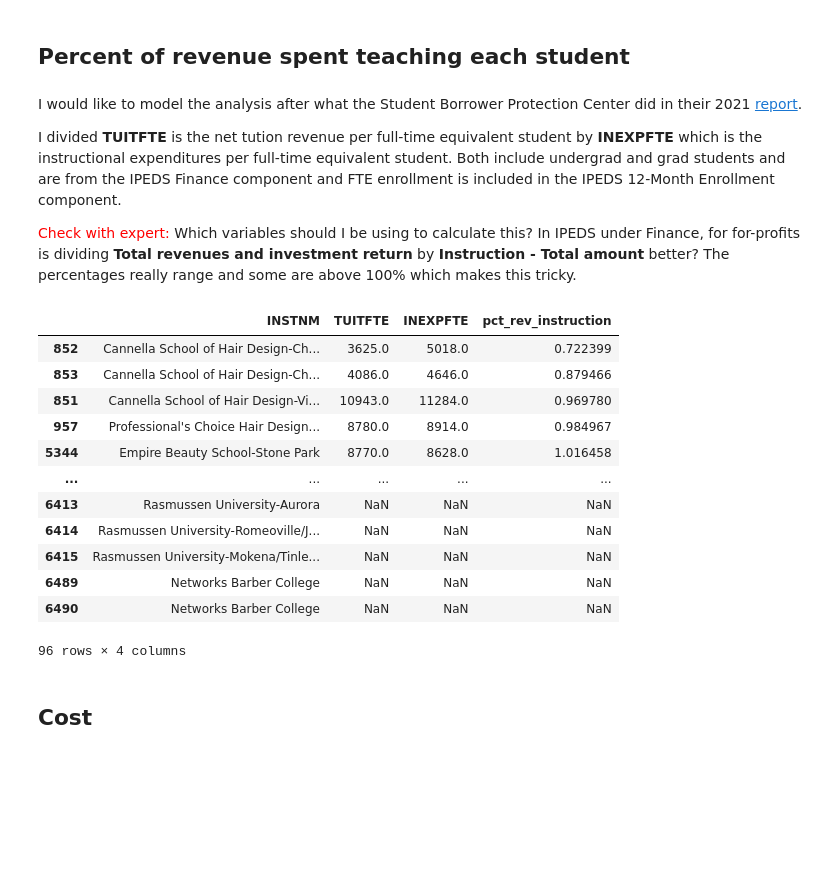
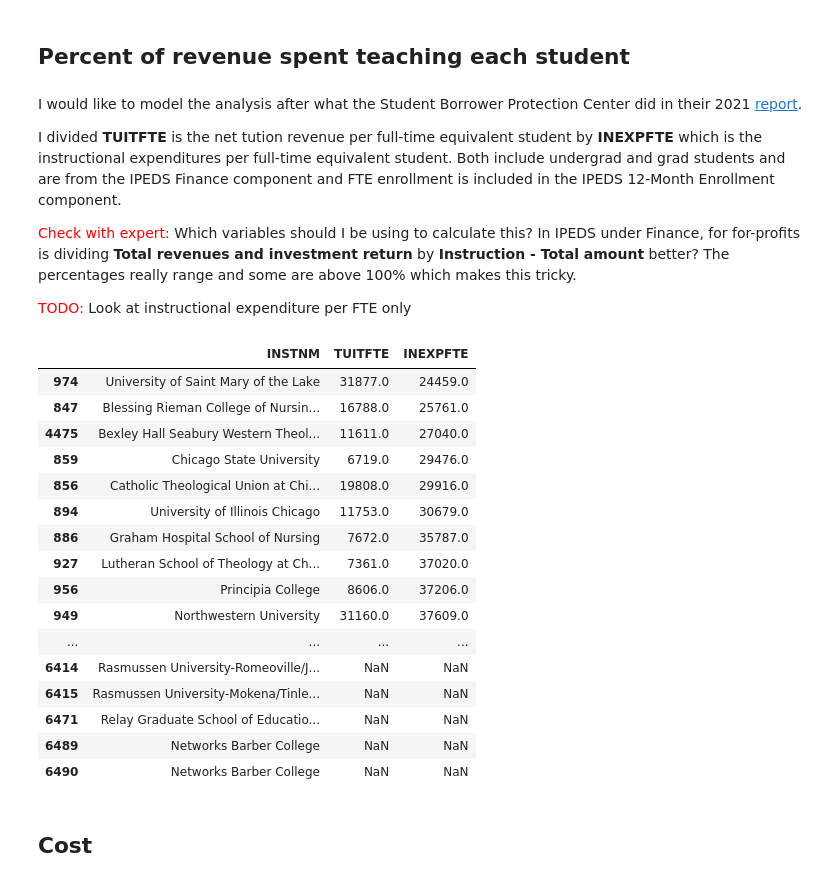
Before and after one commit to amyq96/stories, a Jupyter notebook: for-profit/scorecard-analysis.ipynb, the cells around one changed output. Drawn from its saved outputs; the diff is of its cells as text; code cells hidden in the pictures; blank space fills up the shorter version.

```diff
--- a/for-profit/scorecard-analysis.ipynb
+++ b/for-profit/scorecard-analysis.ipynb
@@ -52,3 +54,5 @@ I would like to model the analysis after what the Student Borrower Protection Ce
 I divided <b>TUITFTE</b> is the net tution revenue per full-time equivalent student by <b>INEXPFTE</b> which is the instructional expenditures per full-time equivalent student. Both include undergrad and grad students and are from the IPEDS Finance component and FTE enrollment is included in the IPEDS 12-Month Enrollment component. <br>
 
 <font color='red'>Check with expert:</font> Which variables should I be using to calculate this? In IPEDS under Finance, for for-profits is dividing <b>Total revenues and investment return</b> by <b> Instruction - Total amount</b> better? The percentages really range and some are above 100% which makes this tricky.
+
+<font color='red'>TODO:</font> Look at instructional expenditure per FTE only
@@ -55,21 +61,25 @@ I divided <b>TUITFTE</b> is the net tution revenue per full-time equivalent stud
 # %%
 ilfp['pct_rev_instruction'] = ilfp['TUITFTE']/ilfp['INEXPFTE']
 # %%
-ilfp[['INSTNM', 'TUITFTE','INEXPFTE', 'pct_rev_instruction']].sort_values('pct_rev_instruction')
+il[['INSTNM', 'TUITFTE','INEXPFTE']].sort_values('INEXPFTE').tail(30)
 # %% [output]
-|  | INSTNM | TUITFTE | INEXPFTE | pct_rev_instruction |
-| 852 | Cannella School of Hair Design-Ch... | 3625.0 | 5018.0 | 0.722399 |
-| 853 | Cannella School of Hair Design-Ch... | 4086.0 | 4646.0 | 0.879466 |
-| 851 | Cannella School of Hair Design-Vi... | 10943.0 | 11284.0 | 0.969780 |
-| 957 | Professional's Choice Hair Design... | 8780.0 | 8914.0 | 0.984967 |
-| 5344 | Empire Beauty School-Stone Park | 8770.0 | 8628.0 | 1.016458 |
-| ... | ... | ... | ... | ... |
-| 6413 | Rasmussen University-Aurora | NaN | NaN | NaN |
-| 6414 | Rasmussen University-Romeoville/J... | NaN | NaN | NaN |
-| 6415 | Rasmussen University-Mokena/Tinle... | NaN | NaN | NaN |
-| 6489 | Networks Barber College | NaN | NaN | NaN |
-| 6490 | Networks Barber College | NaN | NaN | NaN |
+|  | INSTNM | TUITFTE | INEXPFTE |
+| 974 | University of Saint Mary of the Lake | 31877.0 | 24459.0 |
+| 847 | Blessing Rieman College of Nursin... | 16788.0 | 25761.0 |
+| 4475 | Bexley Hall Seabury Western Theol... | 11611.0 | 27040.0 |
+| 859 | Chicago State University | 6719.0 | 29476.0 |
+| 856 | Catholic Theological Union at Chi... | 19808.0 | 29916.0 |
+| 894 | University of Illinois Chicago | 11753.0 | 30679.0 |
+| 886 | Graham Hospital School of Nursing | 7672.0 | 35787.0 |
+| 927 | Lutheran School of Theology at Ch... | 7361.0 | 37020.0 |
+| 956 | Principia College | 8606.0 | 37206.0 |
+| 949 | Northwestern University | 31160.0 | 37609.0 |
+| ... | ... | ... | ... |
+| 6414 | Rasmussen University-Romeoville/J... | NaN | NaN |
+| 6415 | Rasmussen University-Mokena/Tinle... | NaN | NaN |
+| 6471 | Relay Graduate School of Educatio... | NaN | NaN |
+| 6489 | Networks Barber College | NaN | NaN |
+| 6490 | Networks Barber College | NaN | NaN |
-96 rows × 4 columns
 # %% [markdown]
 ## Cost
 # %% [markdown]
```
Also changed, not shown: parts of 142 cells of this notebook.
